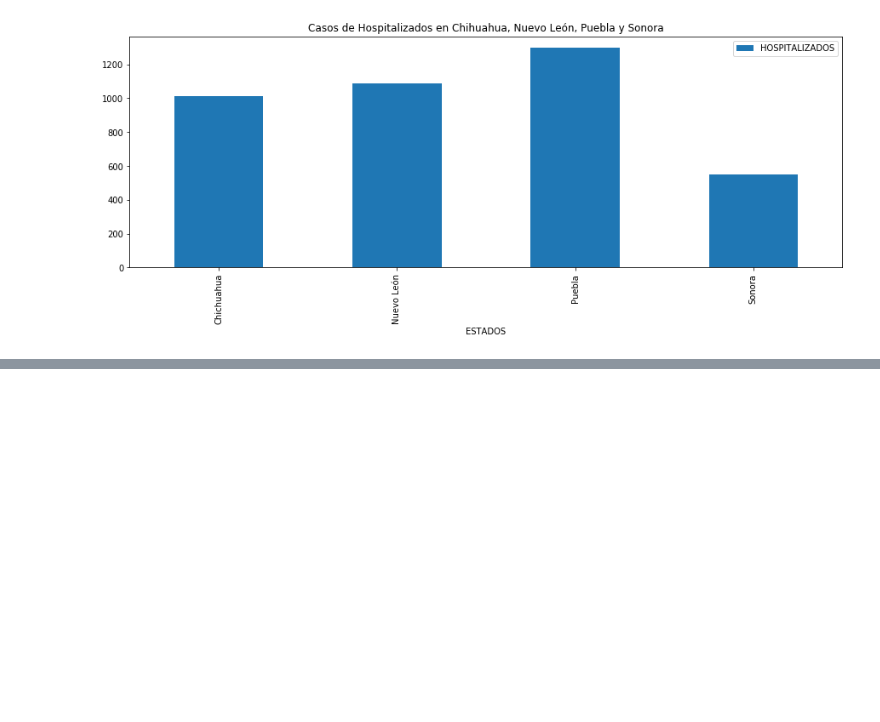
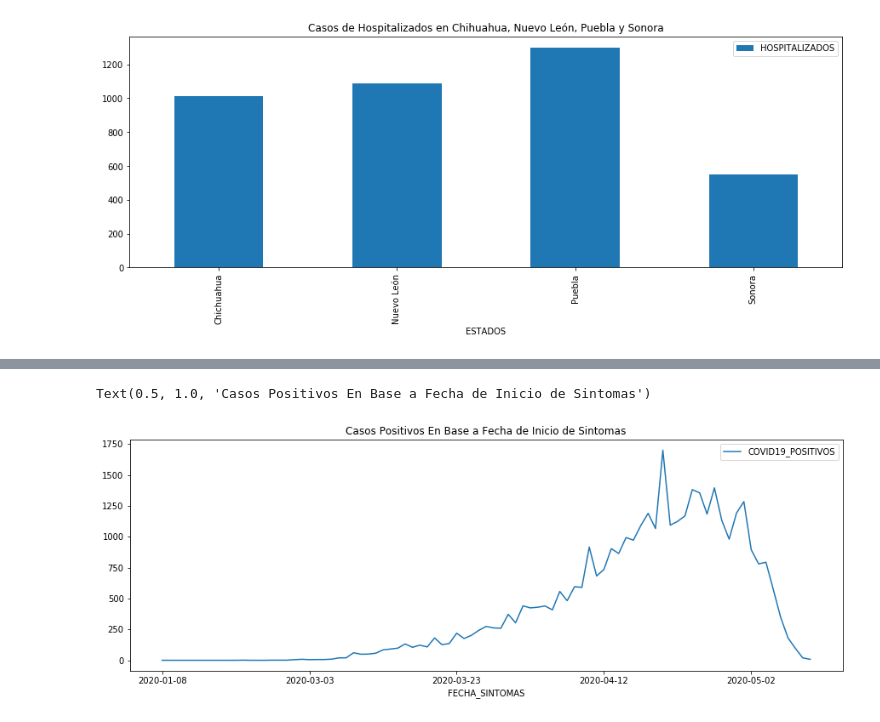
Before and after one commit to mcd-unison/examen-prog, a Jupyter notebook: Exámen Posgrado Ciencia de Datos - Programación.ipynb, the cells around one changed output, grey strips where cells are left out. Saved outputs shown, nothing was run; the diff lists cells and outputs as text; code cells hidden in the pictures; blank space fills up the shorter version.

Commit message:
Creacion de grafica2 con la evolusion de casos positivos de acuerdo a la fecha del primer sintoma, se exporto como archivo png en la carpeta result_data

```diff
--- a/Exámen Posgrado Ciencia de Datos - Programación.ipynb
+++ b/Exámen Posgrado Ciencia de Datos - Programación.ipynb
@@ -130,0 +133,7 @@ imagenPlot.savefig('result_data/grafico1.png')
+# %%
+# query de tabla original donde filtre segun resultado = 1, de acuerdo a catalogo son los casos positivos
+#agrupe por fechas de sintomas
+#conteo de insidencias de casos positivos por fechas de sintomas
+tablaToGrafica2 = covidOrig.query('RESULTADO == 1')[['FECHA_SINTOMAS', 'RESULTADO']].groupby('FECHA_SINTOMAS').count()
+# %%
+tablaToGrafica2.rename(columns={'RESULTADO':'COVID19_POSITIVOS'}, inplace=True) # cambiar nombre de columna
@@ -130,0 +157,6 @@ imagenPlot.savefig('result_data/grafico1.png')
+# %%
+Grafico2 = tablaToGrafica2.plot(figsize=(15,5)) # grafica2 en base a datos de tablaToGrafica2
+Grafico2.set_title("Casos Positivos En Base a Fecha de Inicio de Sintomas") #Poner un titulo
+# %% [output]
+Text(0.5, 1.0, 'Casos Positivos En Base a Fecha de Inicio de Sintomas')
+[figure, added]
```
Also changed, not shown: parts of 5 cells of this notebook.
